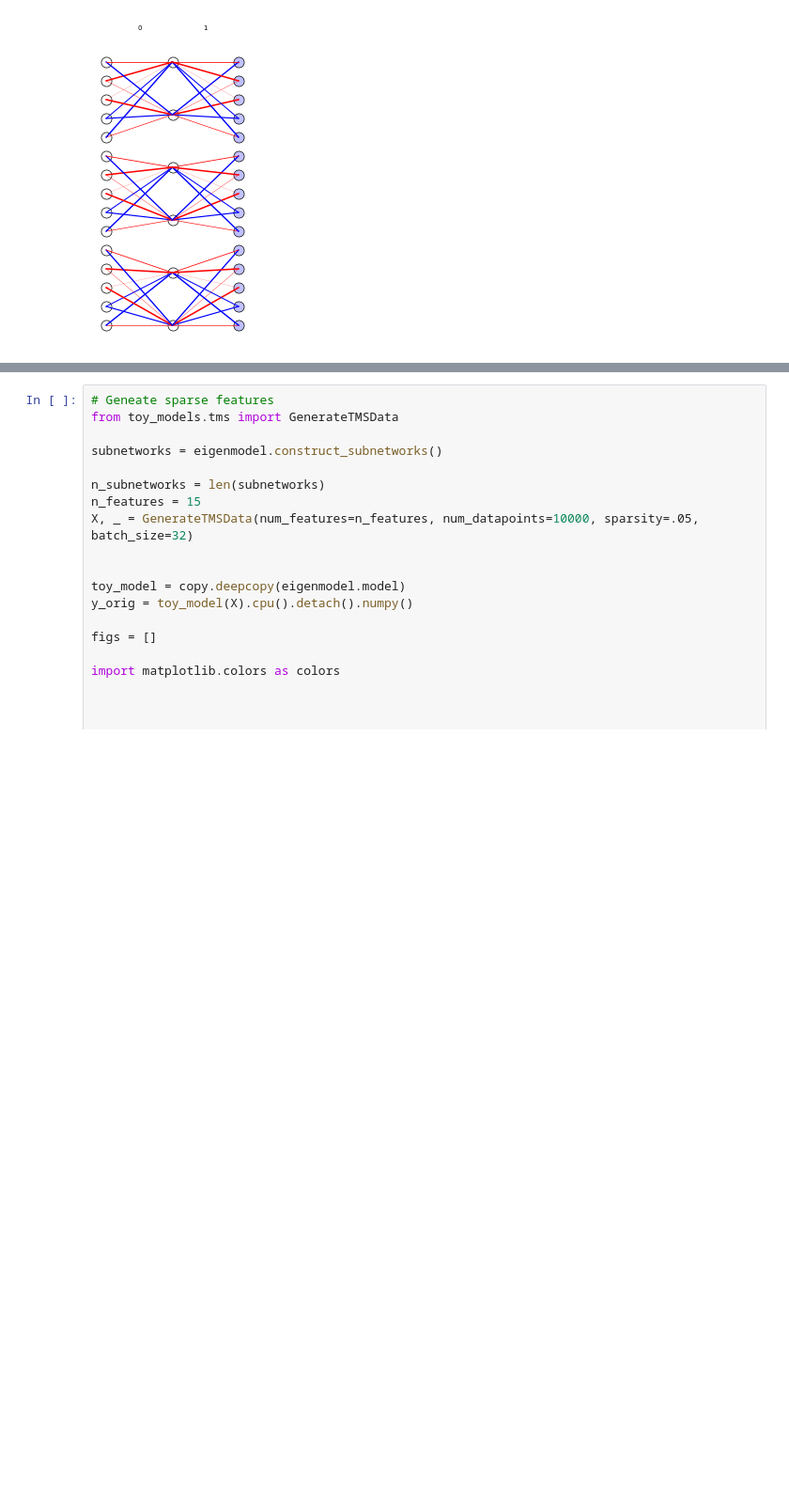
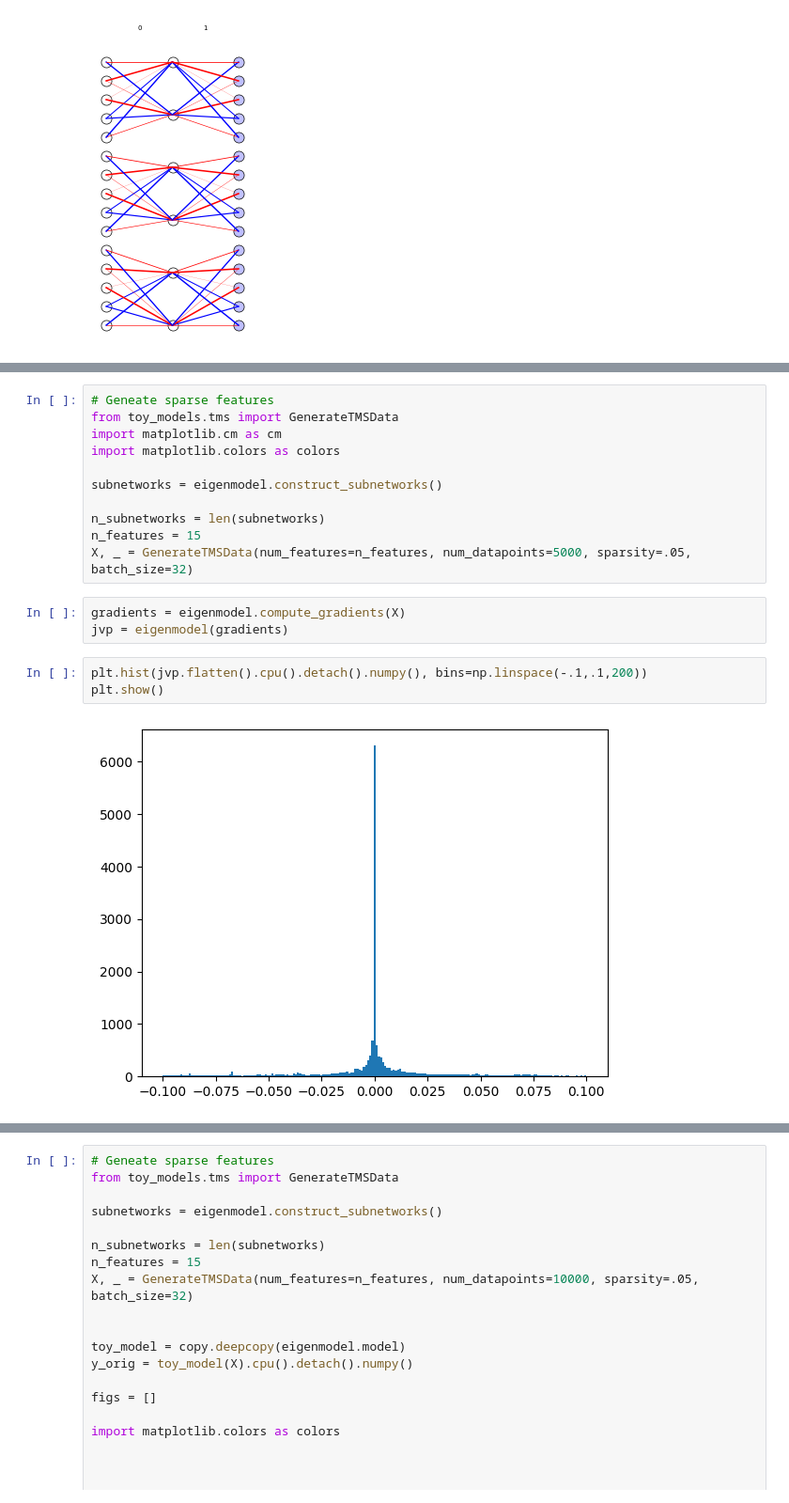
Before and after one commit to briannachrisman/eigenestimation, a Jupyter notebook: notebooks/tms.ipynb, the cells around one changed output, grey strips where cells are left out. Shown at 94% size. Saved outputs shown, nothing was run; the diff lists cells and outputs as text; blank space fills up the shorter version.

```diff
--- a/notebooks/tms.ipynb
+++ b/notebooks/tms.ipynb
@@ -110 +110,20 @@ for i, network in enumerate(eigenmodel.construct_subnetworks()):
 ... (18 outputs left out)
+# %%
+# Geneate sparse features
+from toy_models.tms import GenerateTMSData
+import matplotlib.cm as cm
+import matplotlib.colors as colors
+
+subnetworks = eigenmodel.construct_subnetworks()
+
+n_subnetworks = len(subnetworks)
+n_features = 15
+X, _ = GenerateTMSData(num_features=n_features, num_datapoints=5000, sparsity=.05, batch_size=32)
+# %%
+gradients = eigenmodel.compute_gradients(X)
+jvp = eigenmodel(gradients)
+# %%
+plt.hist(jvp.flatten().cpu().detach().numpy(), bins=np.linspace(-.1,.1,200))
+plt.show()
+# %% [output]
+[figure, added]
```
Also changed, not shown: parts of 5 cells of this notebook, 7 other files.
